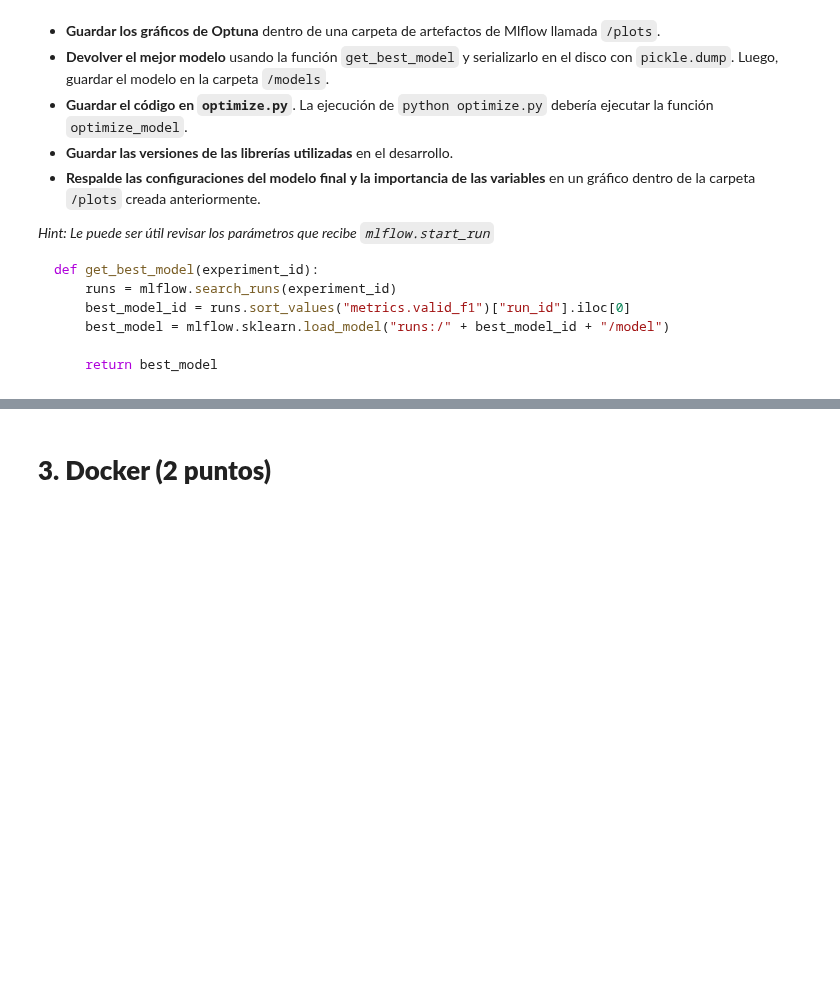
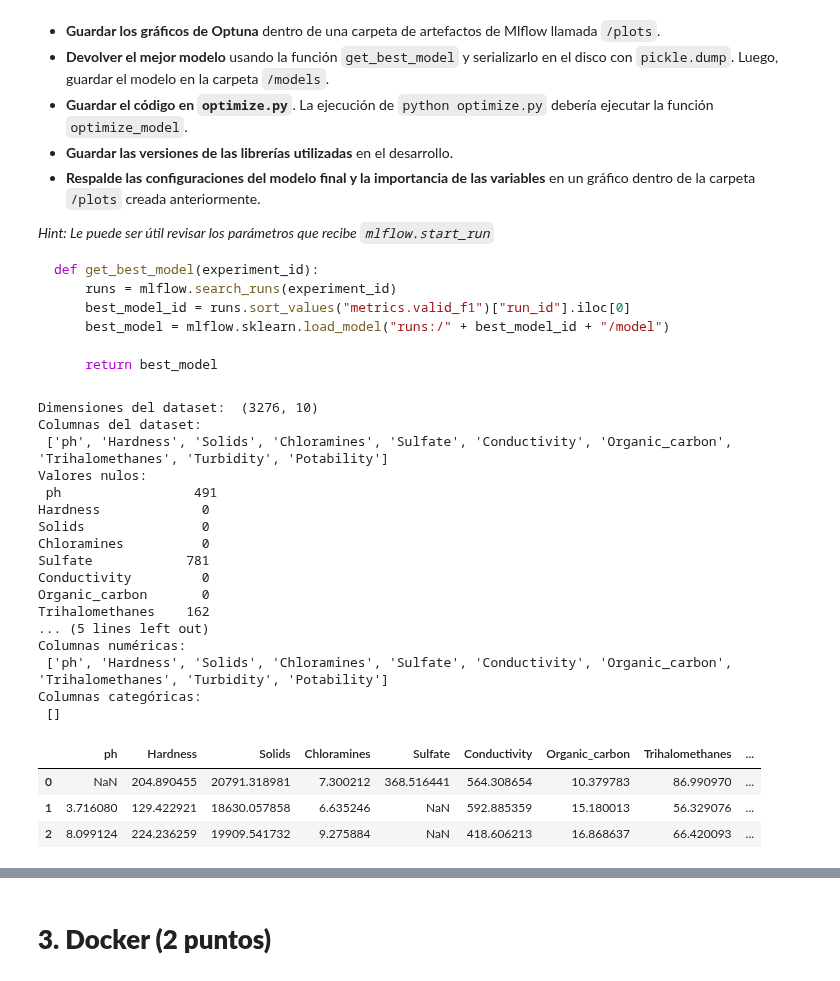
Before and after one commit to Tamaracarrasco/TamoJosha-Lab-de-Prog-MDS-Prim2025, a Jupyter notebook: Laboratorios/Laboratorio_8/Lab8_enunciado.ipynb, the cells around one changed output, grey strips where cells are left out. Drawn from its saved outputs; the diff is of its cells as text; code cells hidden in the pictures; blank space fills up the shorter version.

````diff
--- a/Laboratorios/Laboratorio_8/Lab8_enunciado.ipynb
+++ b/Laboratorios/Laboratorio_8/Lab8_enunciado.ipynb
@@ -159,3 +159,58 @@ def get_best_model(experiment_id):
 
     return best_model
 ```
+# %%
+# Importación de librerías importantes
+
+import pandas as pd
+import numpy as np
+import seaborn as sns
+import matplotlib.pyplot as plt
+
+# carga de los datos
+df = pd.read_csv("water_potability.csv", sep=",")
+
+# EDA inicial
+print("Dimensiones del dataset: ", df.shape)
+print("Columnas del dataset: \n", df.columns.tolist())
+
+# valores nulos
+
+print("Valores nulos: \n", df.isna().sum())
+
+# Valores duplicados
+
+print("Valores duplicados: \n", df.duplicated().sum())
+
+# columnas
+
+df_num_cols = df.select_dtypes(include="number").columns.tolist()
+df_cat_cols = df.select_dtypes(include=["object", "category", "string"]).columns.tolist()
+
+print("Columnas numéricas: \n", df_num_cols)
+print("Columnas categóricas: \n", df_cat_cols)
+
+
+df.head(3)
+# %% [output]
+Dimensiones del dataset:  (3276, 10)
+Columnas del dataset:
+ ['ph', 'Hardness', 'Solids', 'Chloramines', 'Sulfate', 'Conductivity', 'Organic_carbon', 'Trihalomethanes', 'Turbidity', 'Potability']
+Valores nulos:
+ ph                 491
+Hardness             0
+Solids               0
+Chloramines          0
+Sulfate            781
+Conductivity         0
+Organic_carbon       0
+Trihalomethanes    162
+... (5 lines left out)
+Columnas numéricas:
+ ['ph', 'Hardness', 'Solids', 'Chloramines', 'Sulfate', 'Conductivity', 'Organic_carbon', 'Trihalomethanes', 'Turbidity', 'Potability']
+Columnas categóricas:
+ []
+|  | ph | Hardness | Solids | Chloramines | Sulfate | Conductivity | Organic_carbon | Trihalomethanes | ... |
+| 0 | NaN | 204.890455 | 20791.318981 | 7.300212 | 368.516441 | 564.308654 | 10.379783 | 86.990970 | ... |
+| 1 | 3.716080 | 129.422921 | 18630.057858 | 6.635246 | NaN | 592.885359 | 15.180013 | 56.329076 | ... |
+| 2 | 8.099124 | 224.236259 | 19909.541732 | 9.275884 | NaN | 418.606213 | 16.868637 | 66.420093 | ... |
````
Also changed, not shown: parts of 4 cells of this notebook.
